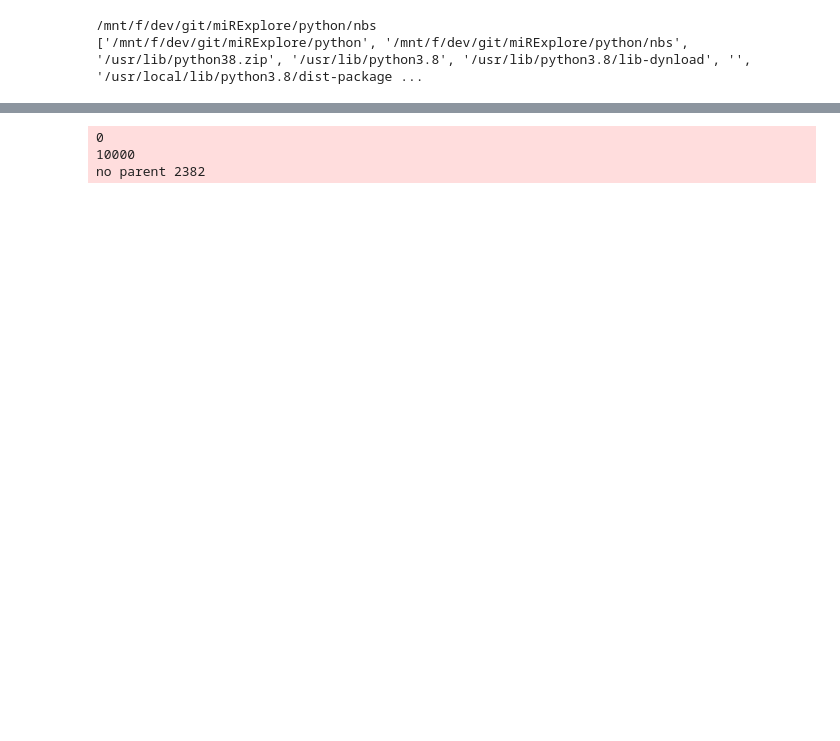
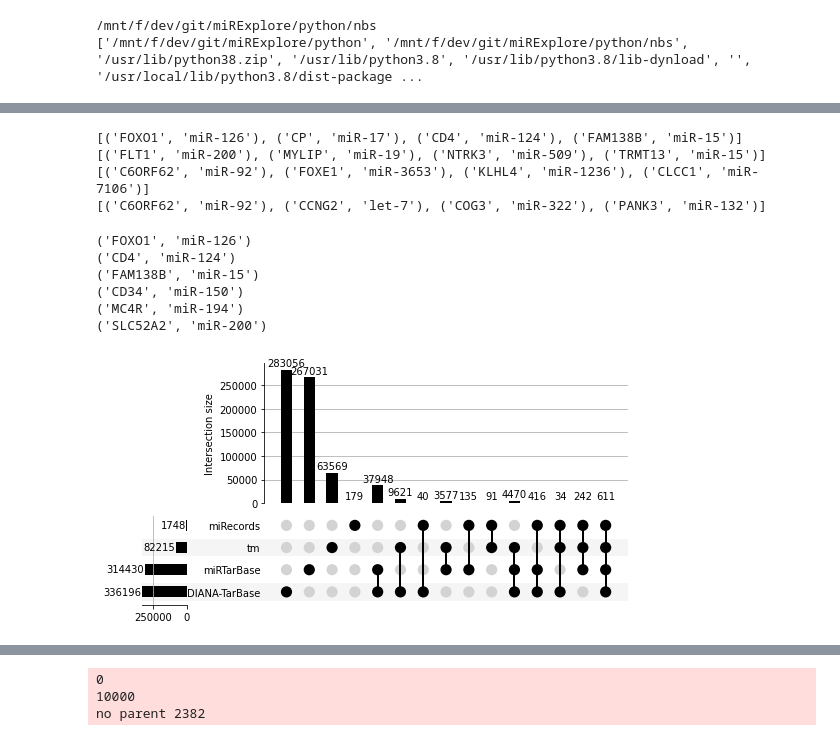
Before and after one commit to mjoppich/miRExplore, a Jupyter notebook: python/nbs/GeneralStatistics.ipynb, the cells around one changed output, grey strips where cells are left out. Cells and saved outputs as stored; diff of their text form; code cells hidden in the pictures; blank space fills up the shorter version.

```diff
--- a/python/nbs/GeneralStatistics.ipynb
+++ b/python/nbs/GeneralStatistics.ipynb
@@ -56,0 +84,4 @@ Seen Harm. miRNAs 1578
+# %%
+recordsDB = miRecordDB.loadFromFile(filelocation=fileDir + "/dbs/mirecords_v4.xlsx", normGeneSymbols=normGeneSymbols)
+mirtarbaseDB = MirTarBaseDB.loadFromFile(filepath=fileDir + "/dbs/miRTarBase.csv", normGeneSymbols=normGeneSymbols)
+dianaDB, celllInfos = DIANATarbaseDB.loadFromFile(fileDir + "/dbs/hsa_mmu.diana.csv", normGeneSymbols=normGeneSymbols)
@@ -57,3 +118,75 @@ Seen Harm. miRNAs 1578
+# %%
+
+mirtarbaseInteractions = set()
+
+for gene in mirtarbaseDB.ltype2rel:
+
+    for rel in mirtarbaseDB.ltype2rel[gene]:
+
+        mirObj = miRNA(rel.rid)
+
+        #fullMirna = mirObj.getStringFromParts([miRNAPART.MATURE, miRNAPART.ID, miRNAPART.PRECURSOR, miRNAPART.MATURE_SEQS, miRNAPART.ARM])
+        baseMirna = mirObj.getStringFromParts(sourceCompLevel)
+        intTuple = (rel.lid, baseMirna)
+
+        mirtarbaseInteractions.add(intTuple)
+# %%
+
+dianaInteractions = set()
+
+for gene in dianaDB.ltype2rel:
+
+    for rel in dianaDB.ltype2rel[gene]:
+
+        mirObj = miRNA(rel.rid)
+
+        #fullMirna = mirObj.getStringFromParts([miRNAPART.MATURE, miRNAPART.ID, miRNAPART.PRECURSOR, miRNAPART.MATURE_SEQS, miRNAPART.ARM])
+        baseMirna = mirObj.getStringFromParts( sourceCompLevel )
+        intTuple = (rel.lid, baseMirna)
+
+        dianaInteractions.add(intTuple)
+# %%
+print(list(tmInteractions)[:4])
+print(list(mirecordsInteractions)[:4])
+print(list(mirtarbaseInteractions)[:4])
+print(list(dianaInteractions)[:4])
+# %% [output]
+[('FOXO1', 'miR-126'), ('CP', 'miR-17'), ('CD4', 'miR-124'), ('FAM138B', 'miR-15')]
+[('FLT1', 'miR-200'), ('MYLIP', 'miR-19'), ('NTRK3', 'miR-509'), ('TRMT13', 'miR-15')]
+[('C6ORF62', 'miR-92'), ('FOXE1', 'miR-3653'), ('KLHL4', 'miR-1236'), ('CLCC1', 'miR-7106')]
+[('C6ORF62', 'miR-92'), ('CCNG2', 'let-7'), ('COG3', 'miR-322'), ('PANK3', 'miR-132')]
+# %%
+source2interactions = {}
+source2interactions["tm"] = tmInteractions
+source2interactions["miRecords"] = mirecordsInteractions
+source2interactions["miRTarBase"] = mirtarbaseInteractions
+source2interactions["DIANA-TarBase"] = dianaInteractions
+# %%
+printed = 0
+for x in tmInteractions:
+
+    if not x in source2interactions["miRecords"]:
+        if not x in source2interactions["miRTarBase"]:
+            if not x in source2interactions["DIANA-TarBase"]:
+
+                print(x)
+                printed += 1
+
+                if printed > 5:
+                    break
+# %% [output]
+('FOXO1', 'miR-126')
+('CD4', 'miR-124')
+('FAM138B', 'miR-15')
+('CD34', 'miR-150')
+('MC4R', 'miR-194')
+('SLC52A2', 'miR-200')
+# %%
+upIn = from_contents(source2interactions)
+plot(upIn, subset_size="auto", show_counts =True)
+plt.savefig("database_overlap_withpmc.png")
+# %% [output]
+[figure, added]
 # %%
 miRNAGenePMIDs = set()
 for rdb in relDBs:
```
Also changed, not shown: parts of 23 cells of this notebook, 10 other files.
